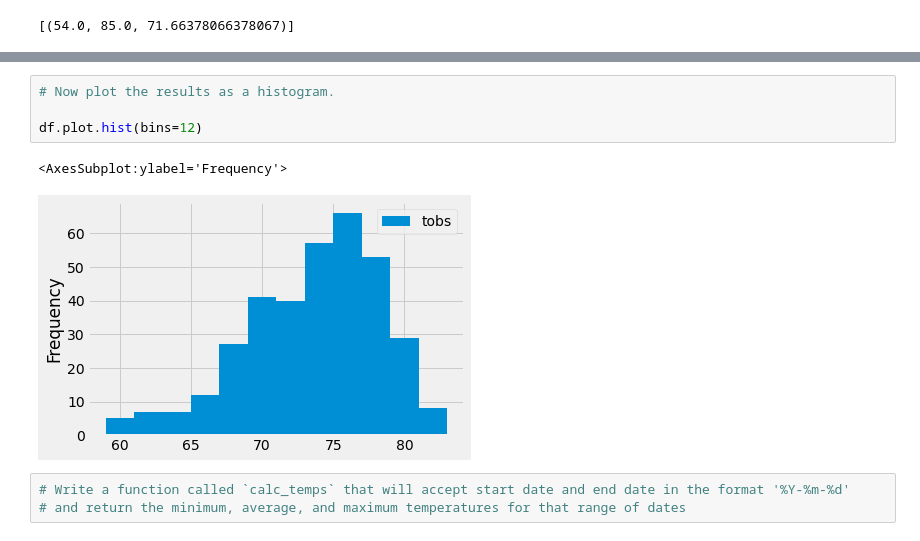
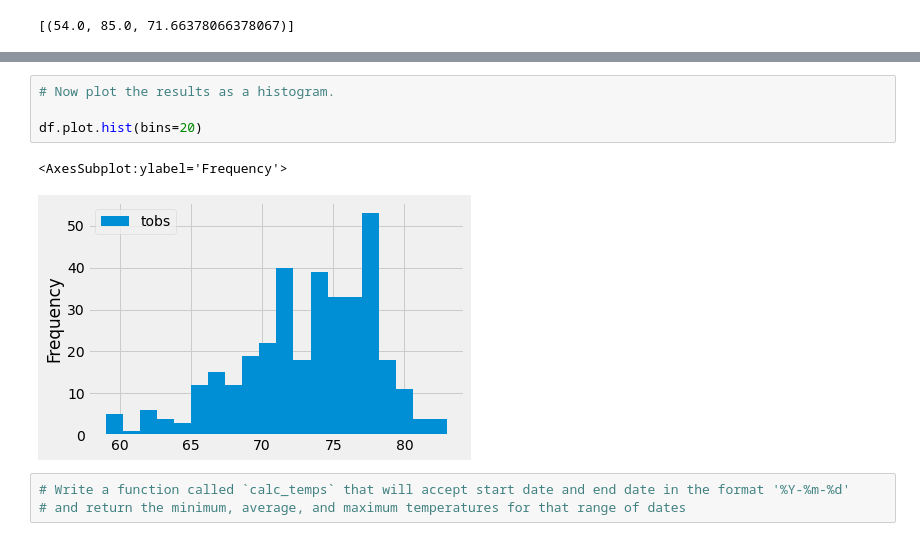
Before and after one commit to PirateSuit/Surfs_Up, a Jupyter notebook: climate_analysis.ipynb, the cells around one changed output, grey strips where cells are left out. Saved outputs shown, nothing was run; the diff lists cells and outputs as text.

```diff
--- a/climate_analysis.ipynb
+++ b/climate_analysis.ipynb
@@ -178,10 +178,10 @@ print(df.to_string(index=False))
 # %%
 # Now plot the results as a histogram.
 
-df.plot.hist(bins=12)
+df.plot.hist(bins=20)
 # %% [output]
 <AxesSubplot:ylabel='Frequency'>
-[figure, old version]
+[figure, new version]
 # %%
 # Write a function called `calc_temps` that will accept start date and end date in the format '%Y-%m-%d'
 # and return the minimum, average, and maximum temperatures for that range of dates
```
Also changed, not shown: 1 other file.
